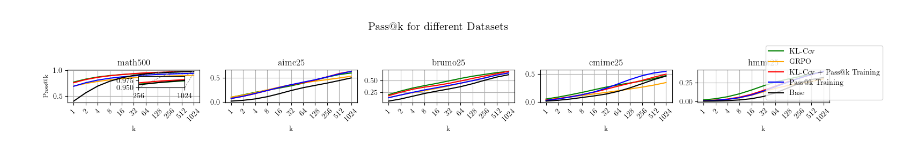
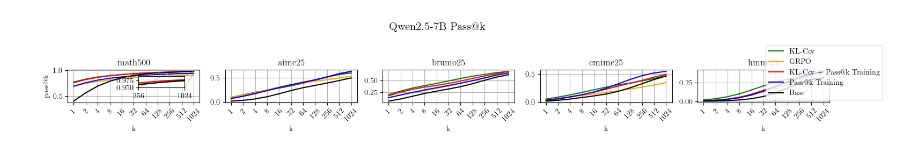
Before and after one commit to rfechner/verl, a Jupyter notebook: workspace/plots/exp17_klcov_passk_rollouts.ipynb, the cells around one changed output. Drawn from its saved outputs; the diff is of its cells as text; code cells hidden in the pictures.

```diff
--- a/workspace/plots/exp17_klcov_passk_rollouts.ipynb
+++ b/workspace/plots/exp17_klcov_passk_rollouts.ipynb
@@ -61,33 +61,33 @@ for i, (ax, name) in enumerate(zip(axes, dataset_names)):
     ax.set_xticks(np.arange(len(vs)), 2**np.arange(len(vs)), rotation=45)
     ax.set_xlabel('k')
     ax.grid()
     # Zoom-In Effekt für den LETZTEN Plot
     if i == 0:
         # Inset erstellen
         ax_ins = inset_axes(ax, width="35%", height="35%", loc='lower right', borderpad=2)
 
         for k, v in passk.items():
             vs = v[name].mean(axis=0)
             ax_ins.plot(vs, color=colors[k])
 
         ax_ins.set_xlim(8, 10)
         ax_ins.set_ylim(0.95, 0.99)
         ax_ins.set_xticks([8, 10], [256, 1024])
 
         # ALLE VIER VERBINDUNGSLINIEN ZEICHNEN:
         # loc1 und loc2 definieren, welche Ecken verbunden werden.
         # Wir rufen es zweimal auf, um alle vier Ecken abzudecken:
         mark_inset(ax, ax_ins, loc1=1, loc2=4, fc="none", ec="0.5", ls="--", lw=0.7)
         mark_inset(ax, ax_ins, loc1=2, loc2=3, fc="none", ec="0.5", ls="--", lw=0.7)
 
-axes[0].set_ylabel('Qwen2.5-7B Pass@k')
-plt.suptitle('Pass@k for different Datasets', y=1.1, fontsize=15)
+axes[0].set_ylabel('pass@k')
+plt.suptitle('Qwen2.5-7B Pass@k', y=1.1, fontsize=15)
 
 # Legende fixieren
 handles, labels = axes[0].get_legend_handles_labels()
 fig.legend(handles, labels, loc='upper center', bbox_to_anchor=(0.98, 0.92))
 fig.savefig('/u/rfechner/verl/plots/outcome_based2/klcov_passk_comp.pdf', bbox_inches="tight")
 plt.tight_layout()
 plt.show()
 # %% [output]
-[figure, old version]
+[figure, new version]
```
Also changed, not shown: 5 other files.
